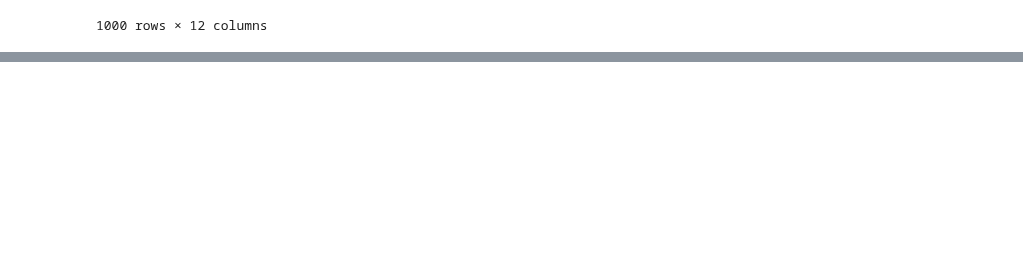
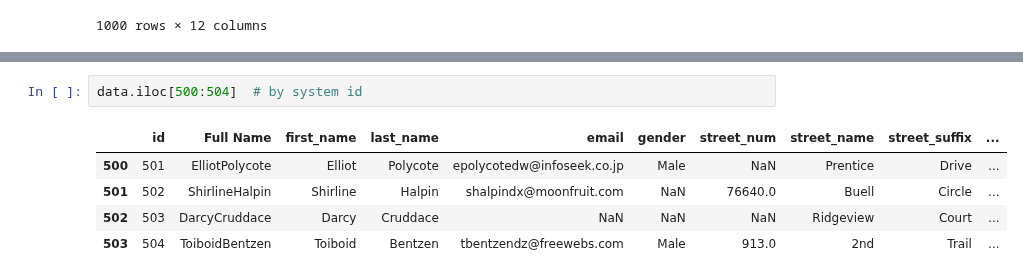
Before and after one commit to Rishabh9559/Data_science, a Jupyter notebook: python/Pandas.ipynb, the cells around one changed output, grey strips where cells are left out. Saved outputs shown, nothing was run; the diff lists cells and outputs as text; blank space fills up the shorter version.

```diff
--- a/python/Pandas.ipynb
+++ b/python/Pandas.ipynb
@@ -436,0 +453,8 @@ data.head()
+# %%
+data.iloc[500:504]  # by system id
+# %% [output]
+|  | id | Full Name | first_name | last_name | email | gender | street_num | street_name | street_suffix | ... |
+| 500 | 501 | ElliotPolycote | Elliot | Polycote | epolycotedw@infoseek.co.jp | Male | NaN | Prentice | Drive | ... |
+| 501 | 502 | ShirlineHalpin | Shirline | Halpin | shalpindx@moonfruit.com | NaN | 76640.0 | Buell | Circle | ... |
+| 502 | 503 | DarcyCruddace | Darcy | Cruddace | NaN | NaN | NaN | Ridgeview | Court | ... |
+| 503 | 504 | ToiboidBentzen | Toiboid | Bentzen | tbentzendz@freewebs.com | Male | 913.0 | 2nd | Trail | ... |
```
Also changed, not shown: parts of 17 cells of this notebook.
